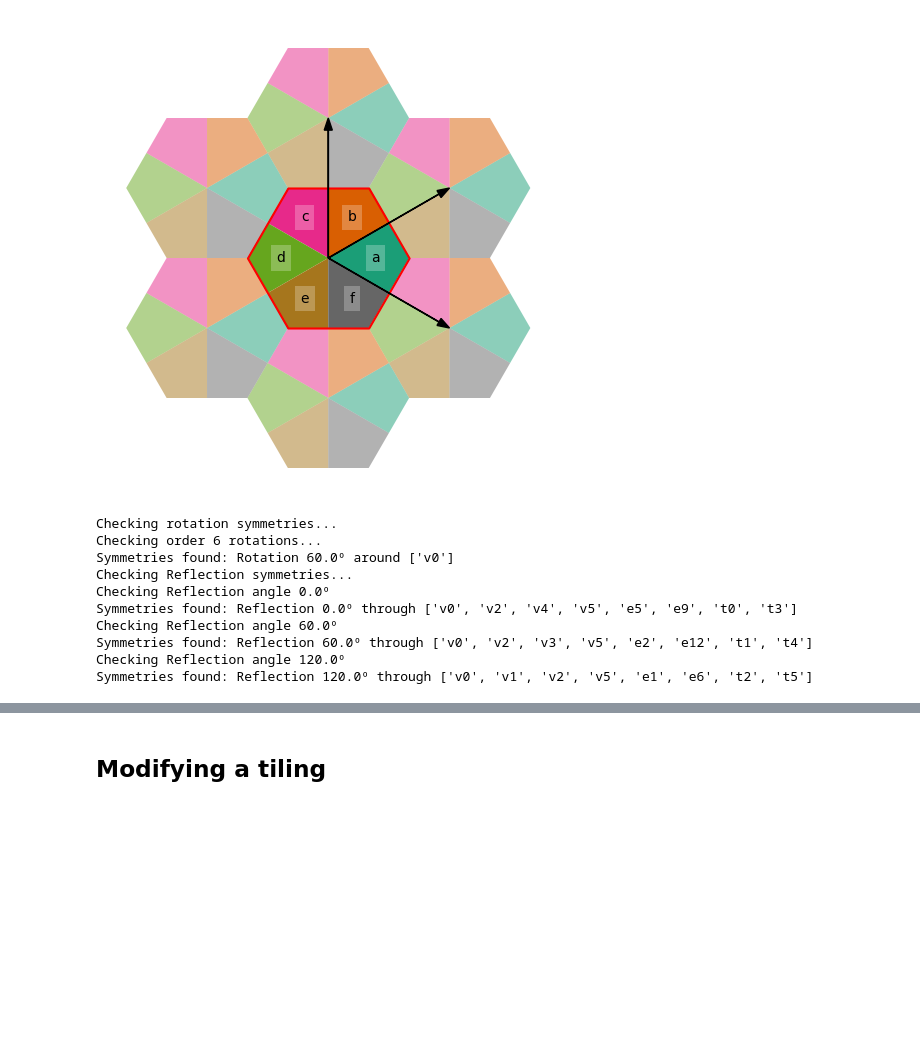
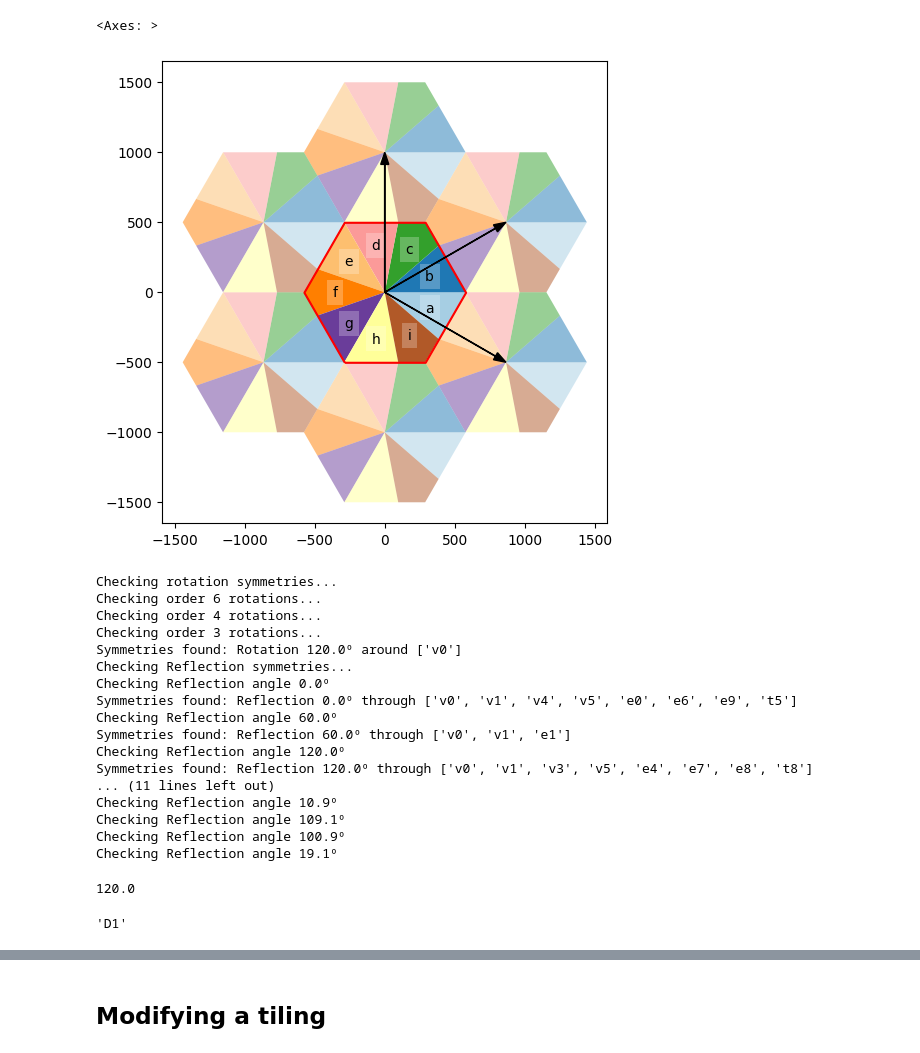
Before and after one commit to DOSull/weavingspace, a Jupyter notebook: examples/topology-new-working.ipynb, the cells around one changed output, grey strips where cells are left out. Cells and saved outputs as stored; diff of their text form; code cells hidden in the pictures; blank space fills up the shorter version.

Commit message:
further refinements of topology construction - a lot of the precision has to be backed off somewhat for some of trickier tilings such as Laves 3.3.3.3.6 and hex-slice 9

```diff
--- a/examples/topology-new-working.ipynb
+++ b/examples/topology-new-working.ipynb
@@ -34,44 +34,63 @@ tile.regularised_prototile = copy.deepcopy(tile.tiles[["geometry"]])
 # %%
 tile = TileUnit(tiling_type = "cairo")
 tile = TileUnit(tiling_type = "chavey", code = "f")
 # tile = TileUnit(tiling_type = "hex-colouring", n = 4)
-# tile = TileUnit(tiling_type = "hex-slice", n = 6, offset = 1)
+tile = TileUnit(tiling_type = "hex-slice", n = 9, offset = 1)
 # tile = TileUnit(tiling_type = "hex-dissection", n = 9, offset = 1, offset_angle = 30, spacing = 5000)
 # tile = TileUnit(tiling_type = "lave", code = "3.3.3.3.6")
 # tile = TileUnit(tiling_type = "archi", code = "3.6.3.6")
 # tile = TileUnit(tiling_type = "grid", n = 2, nrows = 1, ncols = 2, xy_offset = (0.5, 0))
 # tile = TileUnit(tiling_type = "stripe", n = 5)
 # tile = TileUnit(tiling_type = "star2", code = "64", spacing = 5000)
 # tile = tiling_utils.minimise_weave_unit(WeaveUnit(weave_type = "twill", n = 2, strands = "ab|cd"))
 # tile = WeaveUnit(weave_type = "basket", n = 3, strands = "abc|def")
 # tile = TileUnit(base_shape = TileShape.TRIANGLE)
-tile.plot(figsize = (6, 6), r = 1, show_vectors = True).set_axis_off()
+tile.plot(figsize = (6, 6), r = 1, show_vectors = True) #.set_axis_off()
 # %% [output]
+<Axes: >
-[figure, old version]
+[figure, new version]
 # %%
 topo = Topology(tile, debug = {"rotations": 2, "reflections": 2})
 # %% [output]
 Checking rotation symmetries...
 Checking order 6 rotations...
-Symmetries found: Rotation 60.0º around ['v0']
+Checking order 4 rotations...
+Checking order 3 rotations...
+Symmetries found: Rotation 120.0º around ['v0']
 Checking Reflection symmetries...
 Checking Reflection angle 0.0º
-Symmetries found: Reflection 0.0º through ['v0', 'v2', 'v4', 'v5', 'e5', 'e9', 't0', 't3']
+Symmetries found: Reflection 0.0º through ['v0', 'v1', 'v4', 'v5', 'e0', 'e6', 'e9', 't5']
 Checking Reflection angle 60.0º
-Symmetries found: Reflection 60.0º through ['v0', 'v2', 'v3', 'v5', 'e2', 'e12', 't1', 't4']
+Symmetries found: Reflection 60.0º through ['v0', 'v1', 'e1']
 Checking Reflection angle 120.0º
-Symmetries found: Reflection 120.0º through ['v0', 'v1', 'v2', 'v5', 'e1', 'e6', 't2', 't5']
+Symmetries found: Reflection 120.0º through ['v0', 'v1', 'v3', 'v5', 'e4', 'e7', 'e8', 't8']
+... (11 lines left out)
+Checking Reflection angle 10.9º
+Checking Reflection angle 109.1º
+Checking Reflection angle 100.9º
+Checking Reflection angle 19.1º
 # %%
-a = 0
+a = list(topo.get_potential_mirrors())[2]
+print(f"{a*180/np.pi:.1f}")
 cos, sin = np.cos(2 * a), np.sin(2 * a)
 m = ((cos, sin), (sin, -cos))
 c = next(x for x in topo.check_points.values() if x.id == "v0")
-for cp in topo.check_points.values():
-  xy = topo.reducer((
+mappings = []
+for i, cp in topo.check_points.items():
+  xy1 = (
     m[0][0] * (cp.xy[0] - c.xy[0]) + m[0][1] * (cp.xy[1] - c.xy[1]) + c.xy[0],
     m[1][0] * (cp.xy[0] - c.xy[0]) + m[1][1] * (cp.xy[1] - c.xy[1]) + c.xy[1],
-  ))
-  # print(cp.species, topo.check_points[xy].species)
+  )
+  xy2 = topo.reducer(xy1)
+  mappings.append((cp, i, xy2))
+# for (cp, i, xy2) in mappings:
+#   print(xy2 in topo.check_points, cp.id, cp.species, topo.check_points[i].species)
+# %% [output]
+120.0
+# %%
+Symmetries(topo.tiles[2].shape).get_symmetry_group_code()
+# %% [output]
+'D1'
 # %%
 ax = topo.tileable.tiles.geometry.plot(fc = "#00000000", ec = "lightgrey")
 for c in topo.check_points.values():
```
Also changed, not shown: parts of 5 cells of this notebook, 2 other files.
